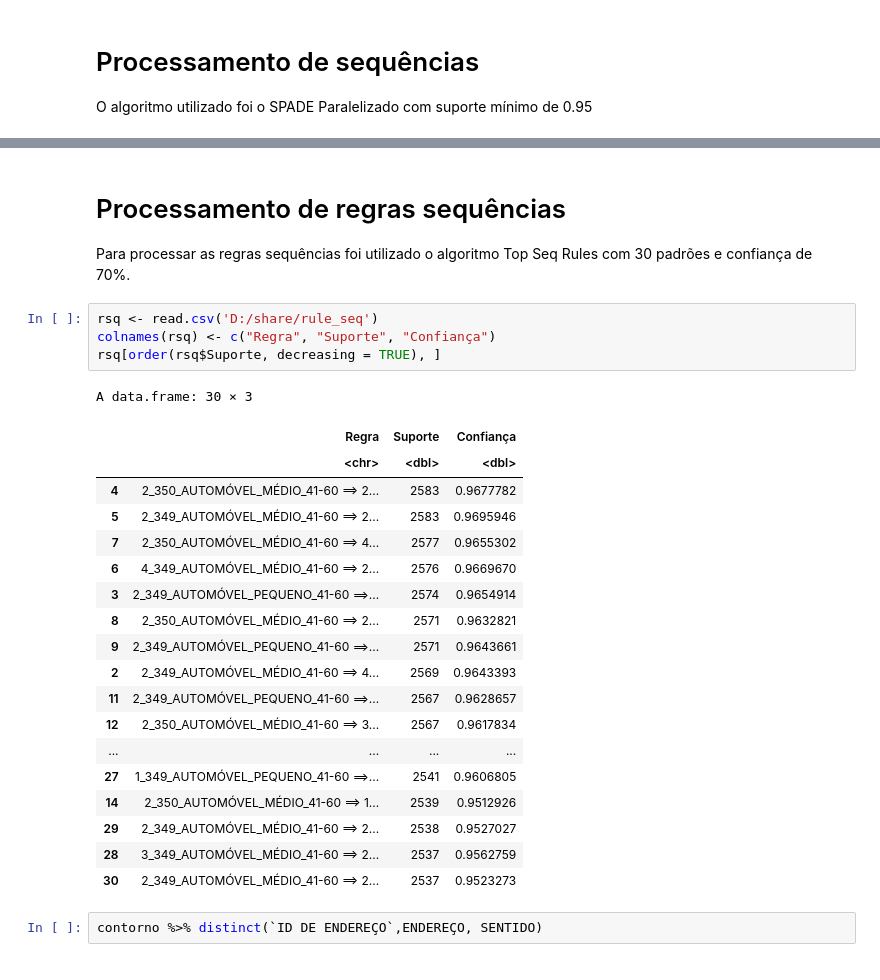
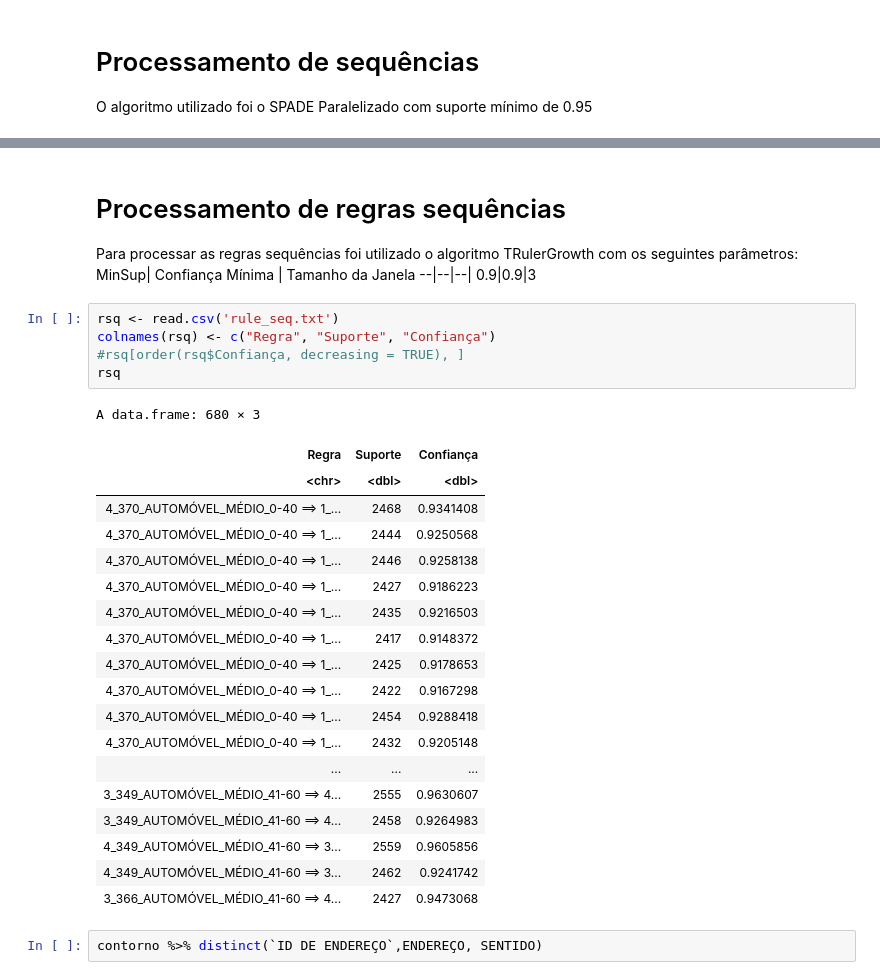
Before and after one commit to Nagi0/bh-traffic-data-mining, a Jupyter notebook: bhTrafficDataMining/humanAttempt/spmf/FASE3.ipynb, the cells around one changed output, grey strips where cells are left out. Drawn from its saved outputs; the diff is of its cells as text.

```diff
--- a/bhTrafficDataMining/humanAttempt/spmf/FASE3.ipynb
+++ b/bhTrafficDataMining/humanAttempt/spmf/FASE3.ipynb
@@ -295,30 +303,34 @@ A data.frame: 15 × 2
 # %% [markdown]
 # Processamento de regras sequências
-Para processar as regras sequências foi utilizado o algoritmo Top Seq Rules com 30 padrões e confiança de 70%.
+Para processar as regras sequências foi utilizado o algoritmo TRulerGrowth com os seguintes parâmetros:
+MinSup| Confiança Mínima | Tamanho da Janela
+--|--|--|
+0.9|0.9|3
 # %%
-rsq <- read.csv('D:/share/rule_seq')
+rsq <- read.csv('rule_seq.txt')
 colnames(rsq) <- c("Regra", "Suporte", "Confiança")
-rsq[order(rsq$Suporte, decreasing = TRUE), ]
+#rsq[order(rsq$Confiança, decreasing = TRUE), ]
+rsq
 # %% [output]
-A data.frame: 30 × 3
+A data.frame: 680 × 3
-|  | Regra | Suporte | Confiança |
-|  | <chr> | <dbl> | <dbl> |
-| 4 | 2_350_AUTOMÓVEL_MÉDIO_41-60 ==> 2... | 2583 | 0.9677782 |
-| 5 | 2_349_AUTOMÓVEL_MÉDIO_41-60 ==> 2... | 2583 | 0.9695946 |
-| 7 | 2_350_AUTOMÓVEL_MÉDIO_41-60 ==> 4... | 2577 | 0.9655302 |
-| 6 | 4_349_AUTOMÓVEL_MÉDIO_41-60 ==> 2... | 2576 | 0.9669670 |
-| 3 | 2_349_AUTOMÓVEL_PEQUENO_41-60 ==>... | 2574 | 0.9654914 |
-| 8 | 2_350_AUTOMÓVEL_MÉDIO_41-60 ==> 2... | 2571 | 0.9632821 |
-| 9 | 2_349_AUTOMÓVEL_PEQUENO_41-60 ==>... | 2571 | 0.9643661 |
-| 2 | 2_349_AUTOMÓVEL_MÉDIO_41-60 ==> 4... | 2569 | 0.9643393 |
-| 11 | 2_349_AUTOMÓVEL_PEQUENO_41-60 ==>... | 2567 | 0.9628657 |
-| 12 | 2_350_AUTOMÓVEL_MÉDIO_41-60 ==> 3... | 2567 | 0.9617834 |
-| ... | ... | ... | ... |
-| 27 | 1_349_AUTOMÓVEL_PEQUENO_41-60 ==>... | 2541 | 0.9606805 |
-| 14 | 2_350_AUTOMÓVEL_MÉDIO_41-60 ==> 1... | 2539 | 0.9512926 |
-| 29 | 2_349_AUTOMÓVEL_MÉDIO_41-60 ==> 2... | 2538 | 0.9527027 |
-| 28 | 3_349_AUTOMÓVEL_MÉDIO_41-60 ==> 2... | 2537 | 0.9562759 |
-| 30 | 2_349_AUTOMÓVEL_MÉDIO_41-60 ==> 2... | 2537 | 0.9523273 |
+| Regra | Suporte | Confiança |
+| <chr> | <dbl> | <dbl> |
+| 4_370_AUTOMÓVEL_MÉDIO_0-40 ==> 1_... | 2468 | 0.9341408 |
+| 4_370_AUTOMÓVEL_MÉDIO_0-40 ==> 1_... | 2444 | 0.9250568 |
+| 4_370_AUTOMÓVEL_MÉDIO_0-40 ==> 1_... | 2446 | 0.9258138 |
+| 4_370_AUTOMÓVEL_MÉDIO_0-40 ==> 1_... | 2427 | 0.9186223 |
+| 4_370_AUTOMÓVEL_MÉDIO_0-40 ==> 1_... | 2435 | 0.9216503 |
+| 4_370_AUTOMÓVEL_MÉDIO_0-40 ==> 1_... | 2417 | 0.9148372 |
+| 4_370_AUTOMÓVEL_MÉDIO_0-40 ==> 1_... | 2425 | 0.9178653 |
+| 4_370_AUTOMÓVEL_MÉDIO_0-40 ==> 1_... | 2422 | 0.9167298 |
+| 4_370_AUTOMÓVEL_MÉDIO_0-40 ==> 1_... | 2454 | 0.9288418 |
+| 4_370_AUTOMÓVEL_MÉDIO_0-40 ==> 1_... | 2432 | 0.9205148 |
+| ... | ... | ... |
+| 3_349_AUTOMÓVEL_MÉDIO_41-60 ==> 4... | 2555 | 0.9630607 |
+| 3_349_AUTOMÓVEL_MÉDIO_41-60 ==> 4... | 2458 | 0.9264983 |
+| 4_349_AUTOMÓVEL_MÉDIO_41-60 ==> 3... | 2559 | 0.9605856 |
+| 4_349_AUTOMÓVEL_MÉDIO_41-60 ==> 3... | 2462 | 0.9241742 |
+| 3_366_AUTOMÓVEL_MÉDIO_41-60 ==> 4... | 2427 | 0.9473068 |
 # %%
 contorno %>% distinct(`ID DE ENDEREÇO`,ENDEREÇO, SENTIDO)
 # %% [output]
```
Also changed, not shown: parts of 9 cells of this notebook.
